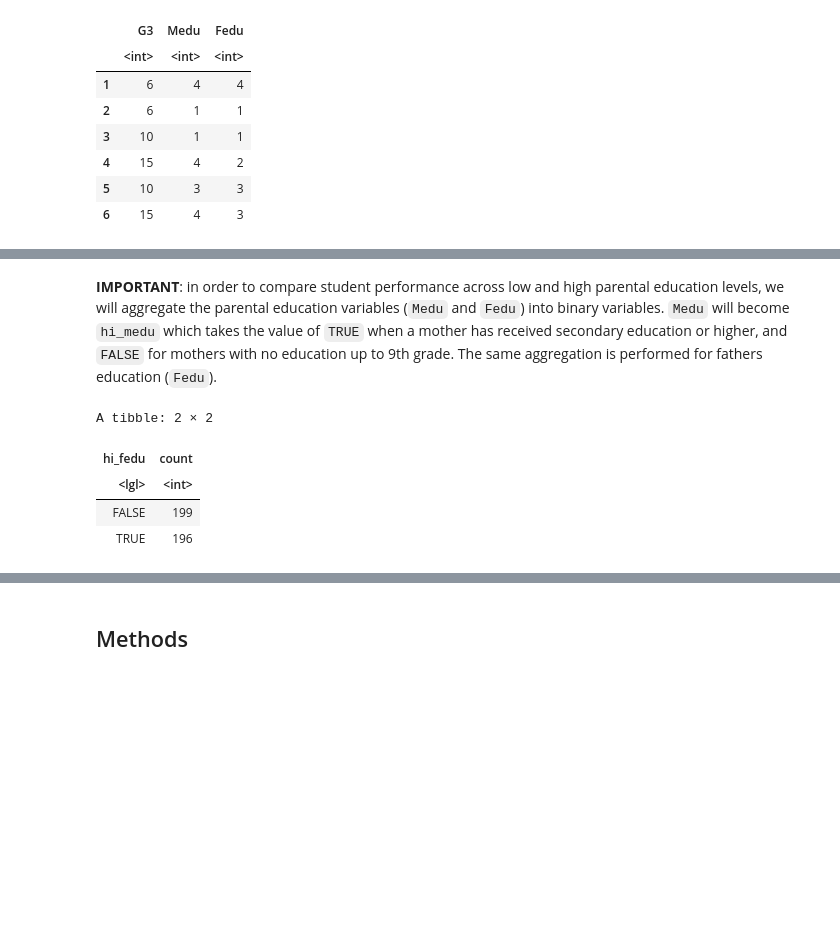
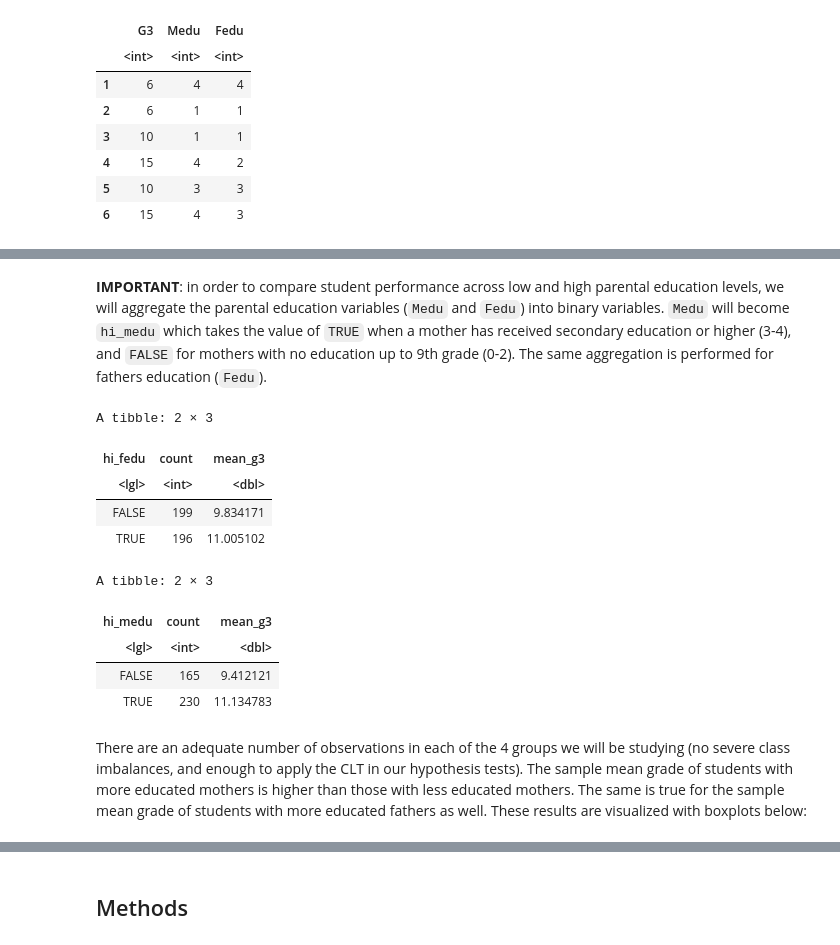
Before and after one commit to aidanmeharg/STAT_201_Project, a Jupyter notebook: report.ipynb, the cells around one changed output, grey strips where cells are left out. Cells and saved outputs as stored; diff of their text form; code cells hidden in the pictures; blank space fills up the shorter version.

```diff
--- a/report.ipynb
+++ b/report.ipynb
@@ -92,17 +152,26 @@ A data.frame: 6 × 3
 # %% [markdown]
-**IMPORTANT**: in order to compare student performance across low and high parental education levels, we will aggregate the parental education variables (`Medu` and `Fedu`) into binary variables. `Medu` will become `hi_medu` which takes the value of `TRUE` when a mother has received secondary education or higher, and `FALSE` for mothers with no education up to 9th grade. The same aggregation is performed for fathers education (`Fedu`).
+**IMPORTANT**: in order to compare student performance across low and high parental education levels, we will aggregate the parental education variables (`Medu` and `Fedu`) into binary variables. `Medu` will become `hi_medu` which takes the value of `TRUE` when a mother has received secondary education or higher (3-4), and `FALSE` for mothers with no education up to 9th grade (0-2). The same aggregation is performed for fathers education (`Fedu`).
 # %%
 students_filtered <- students |> mutate(Medu = ifelse(Medu > 2, TRUE, FALSE),
                                Fedu = ifelse(Fedu > 2, TRUE, FALSE)) |>
             select(G3, hi_medu = Medu, hi_fedu = Fedu)
 # %%
-# show counts in each aggregated category
-students_filtered |> group_by(hi_fedu) |> summarize(count = n())
+# show counts + mean grades in each aggregated category
+students_filtered |> group_by(hi_fedu) |> summarize(count = n(), mean_g3 = mean(G3))
+
+students_filtered |> group_by(hi_medu) |> summarize(count = n(), mean_g3 = mean(G3))
 # %% [output]
-A tibble: 2 × 2
+A tibble: 2 × 3
-| hi_fedu | count |
-| <lgl> | <int> |
-| FALSE | 199 |
-| TRUE | 196 |
+| hi_fedu | count | mean_g3 |
+| <lgl> | <int> | <dbl> |
+| FALSE | 199 | 9.834171 |
+| TRUE | 196 | 11.005102 |
+A tibble: 2 × 3
+| hi_medu | count | mean_g3 |
+| <lgl> | <int> | <dbl> |
+| FALSE | 165 | 9.412121 |
+| TRUE | 230 | 11.134783 |
+# %% [markdown]
+There are an adequate number of observations in each of the 4 groups we will be studying (no severe class imbalances, and enough to apply the CLT in our hypothesis tests). The sample mean grade of students with more educated mothers is higher than those with less educated mothers. The same is true for the sample mean grade of students with more educated fathers as well. These results are visualized with boxplots below:
 # %%
 ggplot(students_filtered, aes(hi_medu, G3)) +
```
Also changed, not shown: parts of 23 cells of this notebook.
